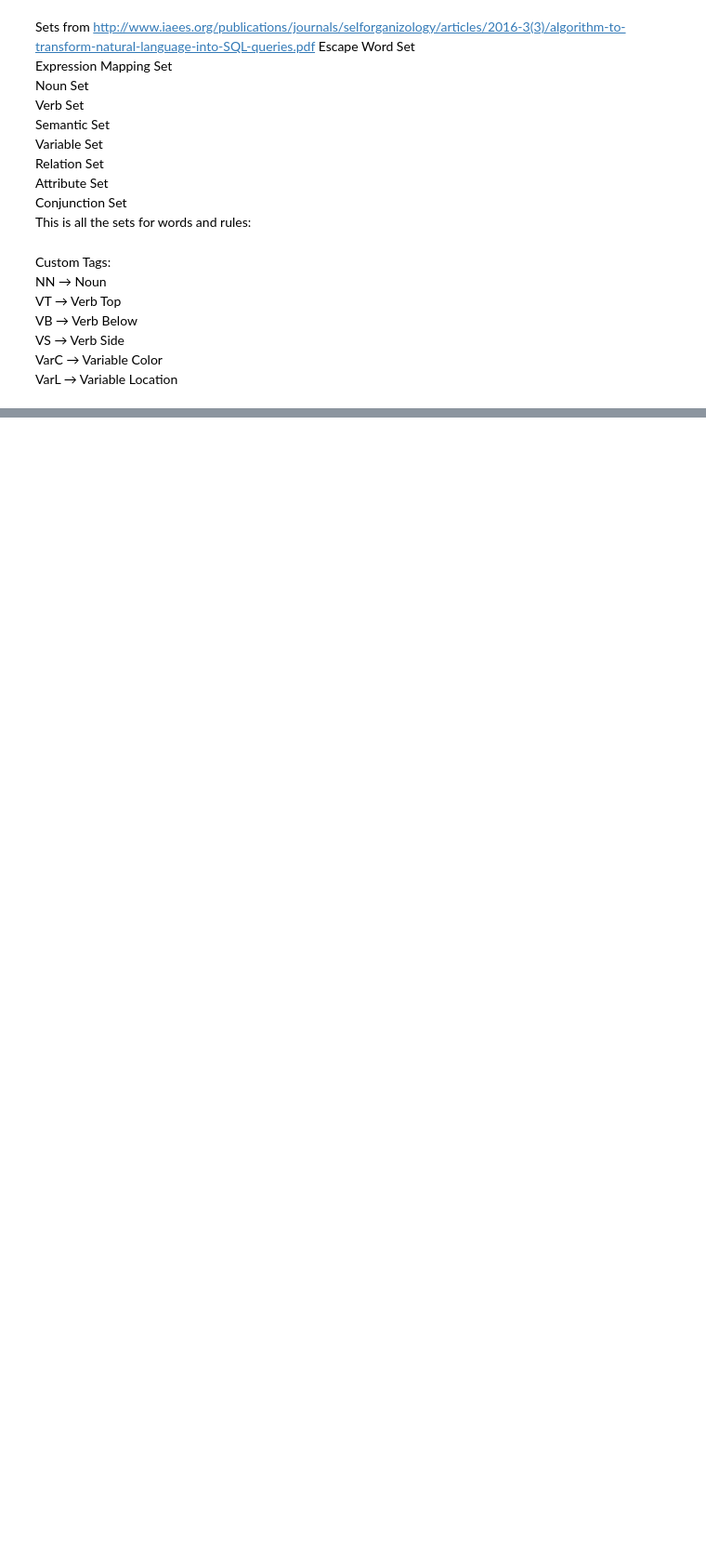
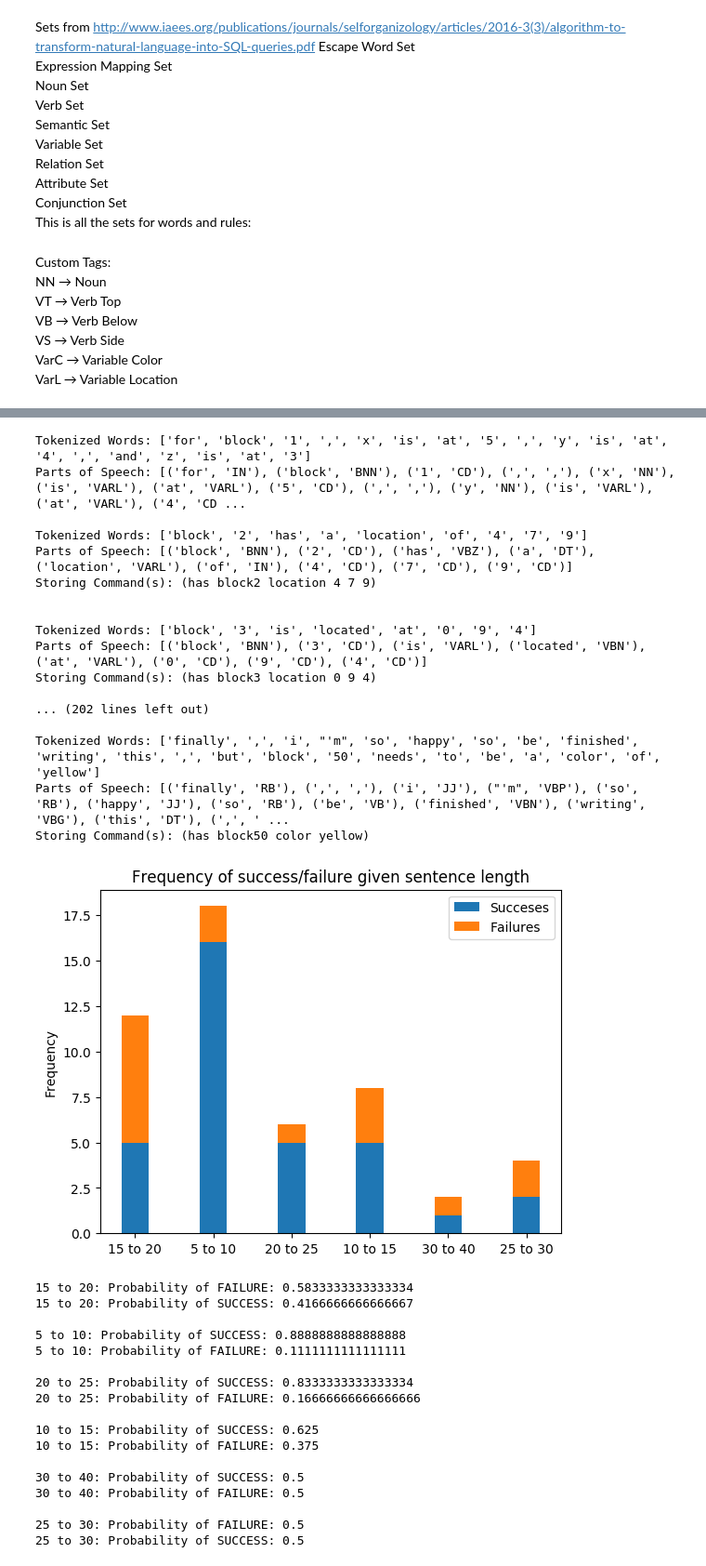
Before and after one commit to Samarmy/CS540TP, a Jupyter notebook: cs540_FP.ipynb, the cells around one changed output, grey strips where cells are left out. Shown at 93% size. Cells and saved outputs as stored; diff of their text form; code cells hidden in the pictures; blank space fills up the shorter version.

Commit message:
mg graphing changes

```diff
--- a/cs540_FP.ipynb
+++ b/cs540_FP.ipynb
@@ -292,6 +288,8 @@ def format_command(outputfile, blocks, relations, color, location, hasAnd):
             with open(outputfile, "a") as myfile:
                 myfile.write(thecommand)
             return "SUCCESS"
+        else:
+            return "FAILURE"
     except:
         return "FAILURE"
 # %%
@@ -433,0 +449,70 @@ LENGTH: 23
+# %%
+
+
+outputStart = "aStarSearch/nlp_outputs/graphing_output.txt"
+cfdist=readinfile("nlp_tests/graphing_input.txt", outputStart, printDist=True)
+
+import matplotlib.pyplot as plt; plt.rcdefaults()
+import numpy as np
+import matplotlib.pyplot as plt
+
+objects=[]
+successes=[]
+failures=[]
+for f in cfdist:
+    objects.append(f)
+    successes.append(cfdist[f]["SUCCESS"])
+    failures.append(cfdist[f]["FAILURE"])
+
+width=.35
+p1 = plt.bar(np.arange(len(successes)), successes, width)
+p2 = plt.bar(np.arange(len(successes)), failures, width, bottom=successes)
+
+plt.ylabel('Frequency')
+plt.title('Frequency of success/failure given sentence length')
+plt.xticks(np.arange(len(successes)), objects)
+#plt.yticks(np.arange(0, 81, 10))
+plt.legend((p1[0], p2[0]), ('Succeses', 'Failures'))
+
+plt.show()
+
+for f in cfdist:
+    for k in cfdist[f]:
+        print(str(f)+": Probability of " +str(k)+": "+str(cfdist[f].freq(k)))
+    print()
+# %% [output]
+Tokenized Words: ['for', 'block', '1', ',', 'x', 'is', 'at', '5', ',', 'y', 'is', 'at', '4', ',', 'and', 'z', 'is', 'at', '3']
+Parts of Speech: [('for', 'IN'), ('block', 'BNN'), ('1', 'CD'), (',', ','), ('x', 'NN'), ('is', 'VARL'), ('at', 'VARL'), ('5', 'CD'), (',', ','), ('y', 'NN'), ('is', 'VARL'), ('at', 'VARL'), ('4', 'CD ...
+
+Tokenized Words: ['block', '2', 'has', 'a', 'location', 'of', '4', '7', '9']
+Parts of Speech: [('block', 'BNN'), ('2', 'CD'), ('has', 'VBZ'), ('a', 'DT'), ('location', 'VARL'), ('of', 'IN'), ('4', 'CD'), ('7', 'CD'), ('9', 'CD')]
+Storing Command(s): (has block2 location 4 7 9)
+
+
+Tokenized Words: ['block', '3', 'is', 'located', 'at', '0', '9', '4']
+Parts of Speech: [('block', 'BNN'), ('3', 'CD'), ('is', 'VARL'), ('located', 'VBN'), ('at', 'VARL'), ('0', 'CD'), ('9', 'CD'), ('4', 'CD')]
+Storing Command(s): (has block3 location 0 9 4)
+
+... (202 lines left out)
+
+Tokenized Words: ['finally', ',', 'i', "'m", 'so', 'happy', 'so', 'be', 'finished', 'writing', 'this', ',', 'but', 'block', '50', 'needs', 'to', 'be', 'a', 'color', 'of', 'yellow']
+Parts of Speech: [('finally', 'RB'), (',', ','), ('i', 'JJ'), ("'m", 'VBP'), ('so', 'RB'), ('happy', 'JJ'), ('so', 'RB'), ('be', 'VB'), ('finished', 'VBN'), ('writing', 'VBG'), ('this', 'DT'), (',', ' ...
+Storing Command(s): (has block50 color yellow)
+[figure, added]
+15 to 20: Probability of FAILURE: 0.5833333333333334
+15 to 20: Probability of SUCCESS: 0.4166666666666667
+
+5 to 10: Probability of SUCCESS: 0.8888888888888888
+5 to 10: Probability of FAILURE: 0.1111111111111111
+
+20 to 25: Probability of SUCCESS: 0.8333333333333334
+20 to 25: Probability of FAILURE: 0.16666666666666666
+
+10 to 15: Probability of SUCCESS: 0.625
+10 to 15: Probability of FAILURE: 0.375
+
+30 to 40: Probability of SUCCESS: 0.5
+30 to 40: Probability of FAILURE: 0.5
+
+25 to 30: Probability of FAILURE: 0.5
+25 to 30: Probability of SUCCESS: 0.5
```
Also changed, not shown: parts of 11 cells of this notebook, 6 other files.
